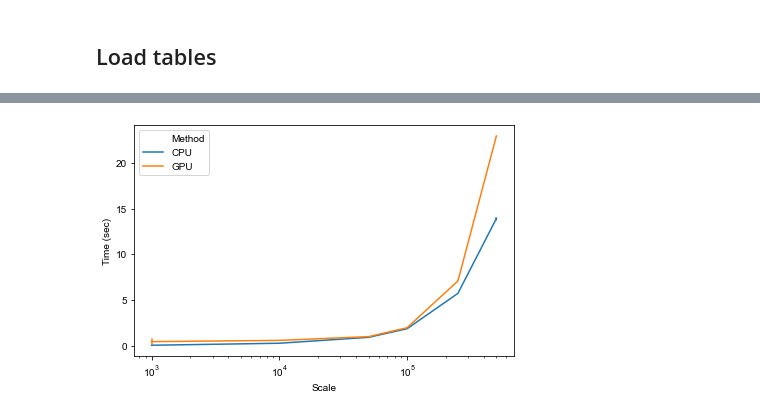
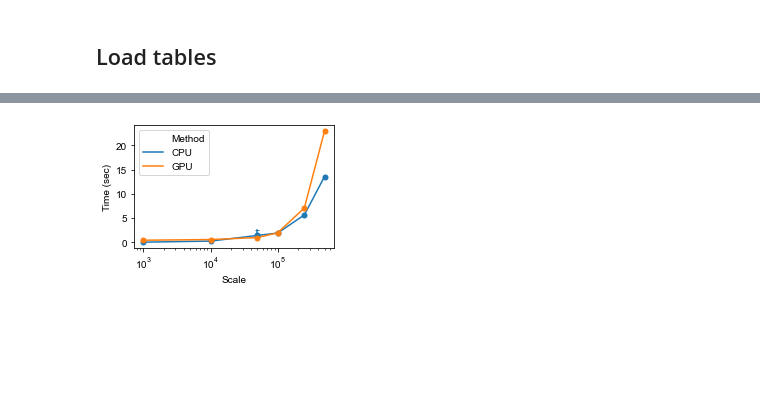
Before and after one commit to jhfoxliu/iMVP, a Jupyter notebook: Benchmarking/Benchmarking_GPU_vs_CPU (Figure).ipynb, the cells around one changed output, grey strips where cells are left out. Cells and saved outputs as stored; diff of their text form; code cells hidden in the pictures; blank space fills up the shorter version.

```diff
--- a/Benchmarking/Benchmarking_GPU_vs_CPU (Figure).ipynb
+++ b/Benchmarking/Benchmarking_GPU_vs_CPU (Figure).ipynb
@@ -85,12 +85,11 @@ df_HDBSCAN = pd.concat([df_HDBSCAN_CPU, df_HDBSCAN_GPU])
 df_HDBSCAN = df_HDBSCAN[df_HDBSCAN["Time (sec)"] != -1]
 df_HDBSCAN["Time (min)"] = df_HDBSCAN["Time (sec)"] / 60.0
 # %%
-fig, ax = plt.subplots()
+fig, ax = plt.subplots(figsize=(3.5, 2.5))
 lineplot=sns.lineplot(
-    data=df_HDBSCAN, x="Scale", y="Time (sec)", hue="Method", err_style="bars", ci="sd"
-)
+    data=df_HDBSCAN, x="Scale", y="Time (sec)", hue="Method", err_style="bars", markers=True, err_kws=dict(markersize=5, marker='o', capsize=2))
 ax.set_xscale("log")
 plt.tight_layout()
 plt.savefig("HDBSCAN_CPU_vs_GPU.pdf")
 # %% [output]
-[figure, old version]
+[figure, new version]
```
Also changed, not shown: parts of 2 cells of this notebook, 52 other files.
